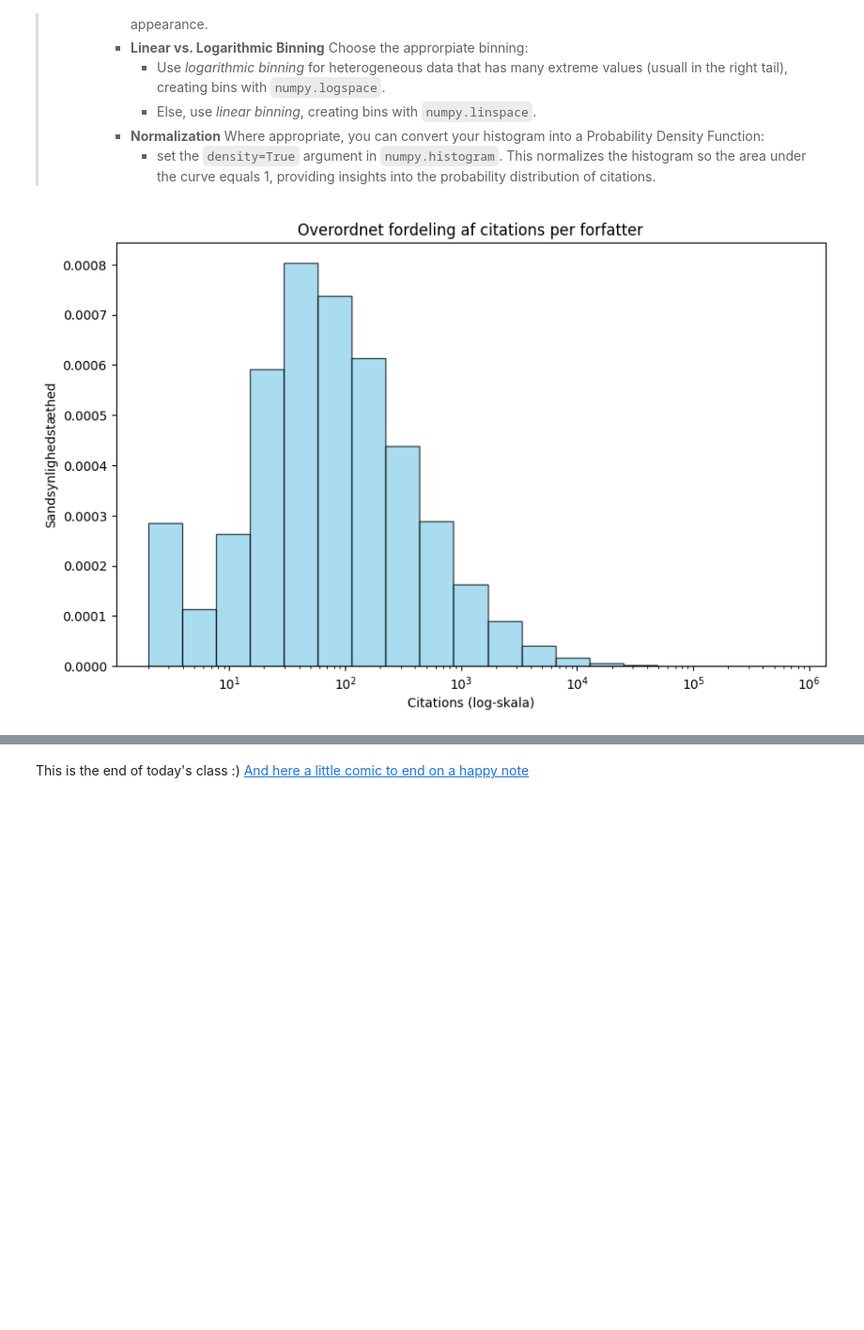
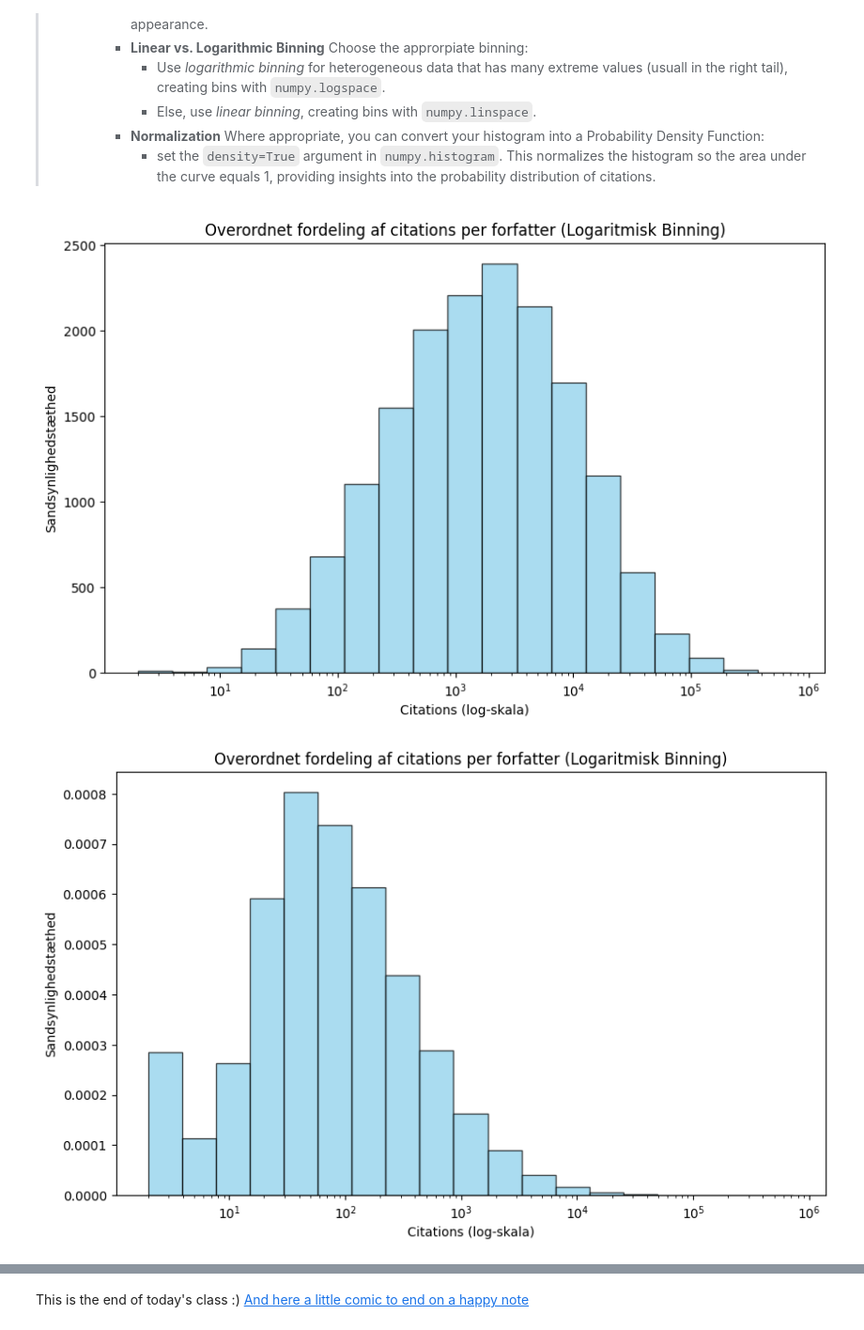
Before and after one commit to miickii/comsocsci2025, a Jupyter notebook: lectures/week3_visualization.ipynb, the cells around one changed output, grey strips where cells are left out. Shown at 94% size. Cells and saved outputs as stored; diff of their text form; code cells hidden in the pictures; blank space fills up the shorter version.

```diff
--- a/lectures/week3_visualization.ipynb
+++ b/lectures/week3_visualization.ipynb
@@ -114,34 +114,49 @@ authors_df.head()
 # %%
 import numpy as np
 import pandas as pd
 import matplotlib.pyplot as plt
 
 # 1. Data Preparation
 # Læs dataset ind. Vi antager, at CSV-filen har kolonnerne 'author', 'country' og 'citations'
-data = pd.read_csv('authors_updated.csv')
+data = pd.read_csv('files/authors_updated.csv')
 
 # Udtræk total antal citations for hver forfatter
 citations = data['cited_by_count'].values
 
 # Filtrer eventuelle nul-værdier for logaritmisk binning (da log(0) er udefineret)
 citations_positive = citations[citations > 0]
 
-# 2. Plotting af den overordnede citationsfordeling
-# Her vælger vi logaritmisk binning, da citationer typisk er heterogene med få ekstreme høje værdier.
-# Vi bruger np.logspace til at lave bins på en log-skala.
 n_bins = 20  # Juster antallet af bins efter behov
 bins_log = np.logspace(np.log10(citations_positive.min()), np.log10(citations_positive.max()), n_bins)
 
-# Beregn histogram med density=True for at få en sandsynlighedstæthed (normaliseret histogram)
-hist_all, bin_edges = np.histogram(citations, bins=bins_log, density=True)
+# 2. Plotting med logaritmist ikke normaliseret
+plt.figure(figsize=(10, 6))
+plt.hist(citations, bins=bins_log, density=False, alpha=0.7, color='skyblue', edgecolor='black')
+plt.xscale('log')
+plt.xlabel('Citations (log-skala)')
+plt.ylabel('Sandsynlighedstæthed')
+plt.title('Overordnet fordeling af citations per forfatter (Logaritmisk Binning)')
+plt.show()
 
-# Plot histogrammet
+# 2. Plotting med logaritmisk binning
 plt.figure(figsize=(10, 6))
 plt.hist(citations, bins=bins_log, density=True, alpha=0.7, color='skyblue', edgecolor='black')
 plt.xscale('log')
 plt.xlabel('Citations (log-skala)')
 plt.ylabel('Sandsynlighedstæthed')
-plt.title('Overordnet fordeling af citations per forfatter')
+plt.title('Overordnet fordeling af citations per forfatter (Logaritmisk Binning)')
 plt.show()
+
+# 4. Plotting med lineær binning
+n_bins_linear = 20  # Juster antallet af bins efter behov
+bins_linear = np.linspace(citations.min(), citations.max(), n_bins_linear)
+
+plt.figure(figsize=(10, 6))
+plt.hist(citations, bins=bins_linear, density=True, alpha=0.7, color='lightgreen', edgecolor='black')
+plt.xlabel('Citations (lineær skala)')
+plt.ylabel('Sandsynlighedstæthed')
+plt.title('Overordnet fordeling af citations per forfatter (Lineær Binning)')
+plt.show()
 # %% [output]
-[figure, old version]
+[figure, new version]
+[figure, added]
```
Also changed, not shown: parts of 4 cells of this notebook, 1 other file.
